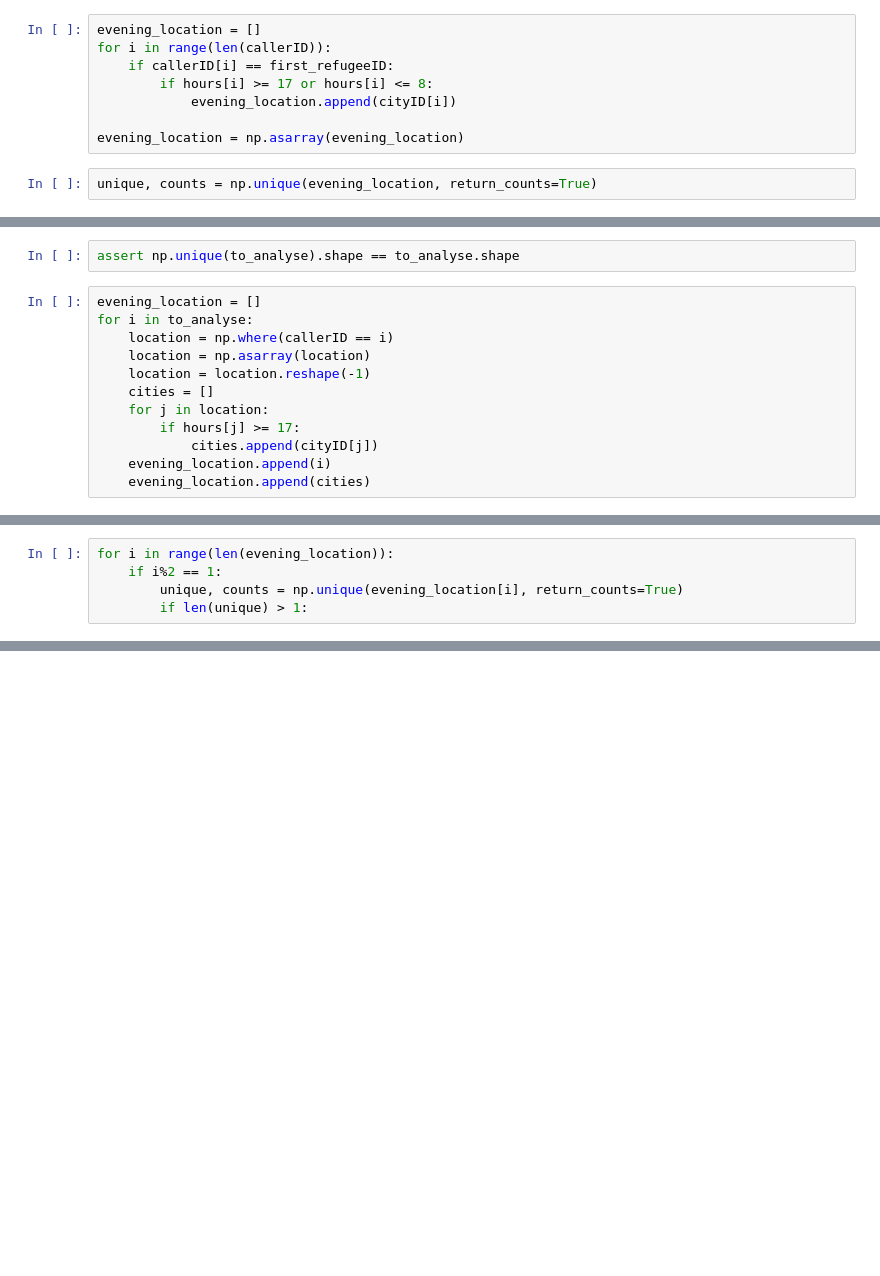
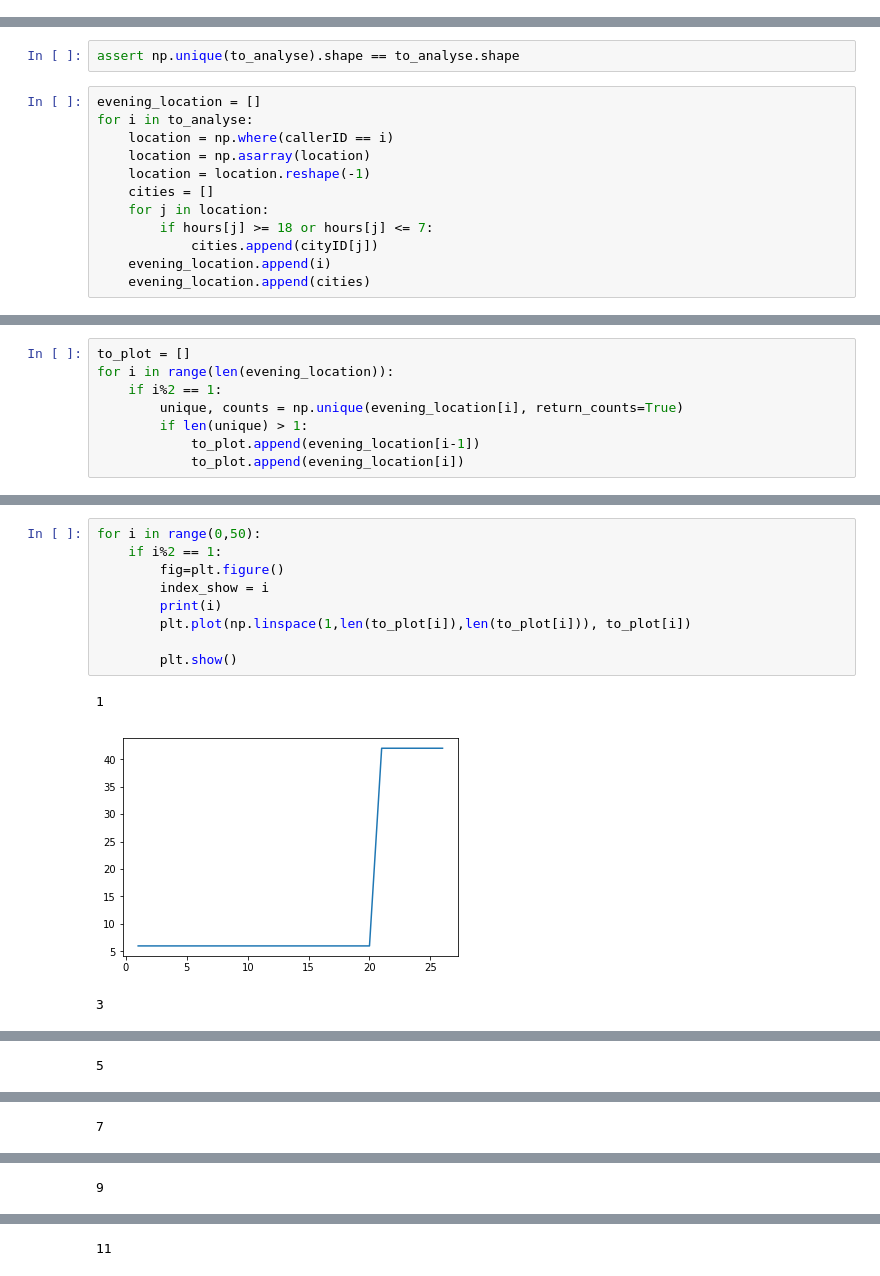
Before and after one commit to JosephPB/D4R, a Jupyter notebook: Coarse Analysis.ipynb, the cells around one changed output, grey strips where cells are left out. Cells and saved outputs as stored; diff of their text form; blank space fills up the shorter version.

```diff
--- a/Coarse Analysis.ipynb
+++ b/Coarse Analysis.ipynb
@@ -61,13 +56,3 @@ first_refugeeID = callerID[np.where(prefix==2)[0][0]]
-# %%
-evening_location = []
-for i in range(len(callerID)):
-    if callerID[i] == first_refugeeID:
-        if hours[i] >= 17 or hours[i] <= 8:
-            evening_location.append(cityID[i])
-
-evening_location = np.asarray(evening_location)
-# %%
-unique, counts = np.unique(evening_location, return_counts=True)
 # %%
 to_analyse = []
 for i in range(len(callerID)):
@@ -86,7 +71,7 @@ for i in to_analyse:
     location = location.reshape(-1)
     cities = []
     for j in location:
-        if hours[j] >= 17:
+        if hours[j] >= 18 or hours[j] <= 7:
             cities.append(cityID[j])
     evening_location.append(i)
     evening_location.append(cities)
@@ -99,5 +78,8 @@ evening_location.shape
 # %%
+to_plot = []
 for i in range(len(evening_location)):
     if i%2 == 1:
         unique, counts = np.unique(evening_location[i], return_counts=True)
         if len(unique) > 1:
+            to_plot.append(evening_location[i-1])
+            to_plot.append(evening_location[i])
@@ -121,0 +90,13 @@ for i in range(len(evening_location)):
+# %%
+for i in range(0,50):
+    if i%2 == 1:
+        fig=plt.figure()
+        index_show = i
+        print(i)
+        plt.plot(np.linspace(1,len(to_plot[i]),len(to_plot[i])), to_plot[i])
+
+        plt.show()
+# %% [output]
+1
+[figure, added]
+3
@@ -121,0 +104 @@ for i in range(len(evening_location)):
+5
@@ -121,0 +106 @@ for i in range(len(evening_location)):
+7
@@ -121,0 +108 @@ for i in range(len(evening_location)):
+9
@@ -121,0 +110 @@ for i in range(len(evening_location)):
+11
```
Also changed, not shown: parts of 10 cells of this notebook, 2 other files.
